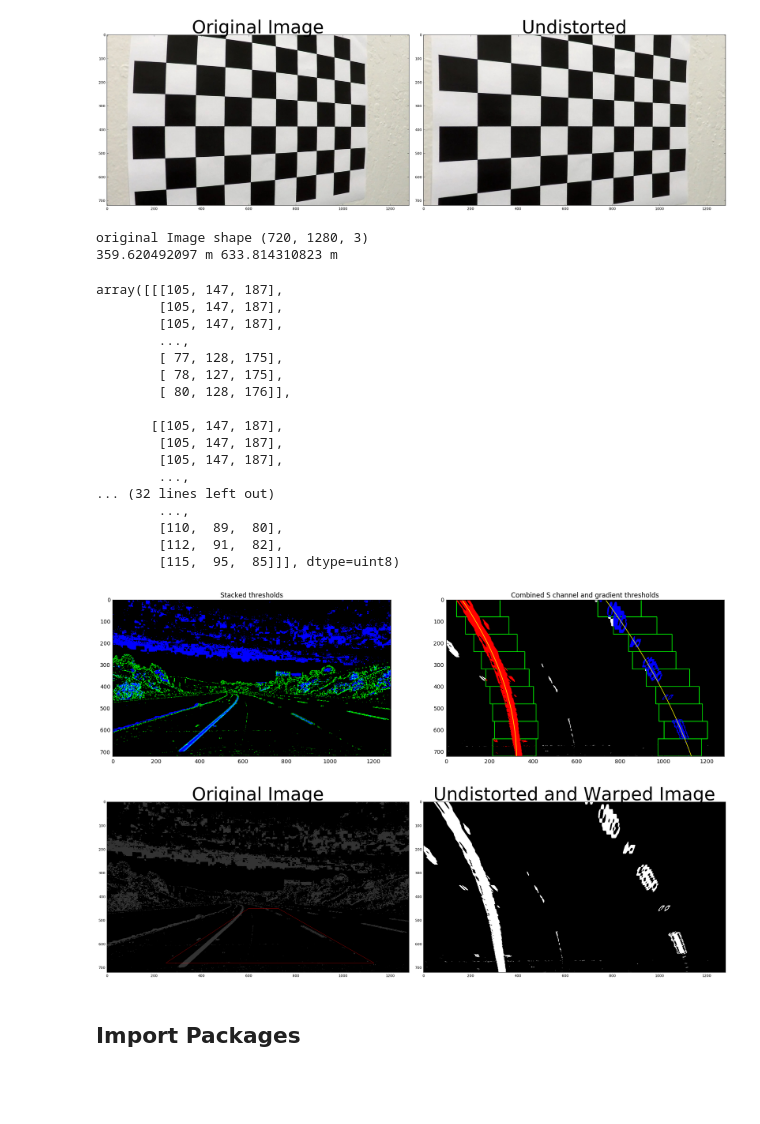
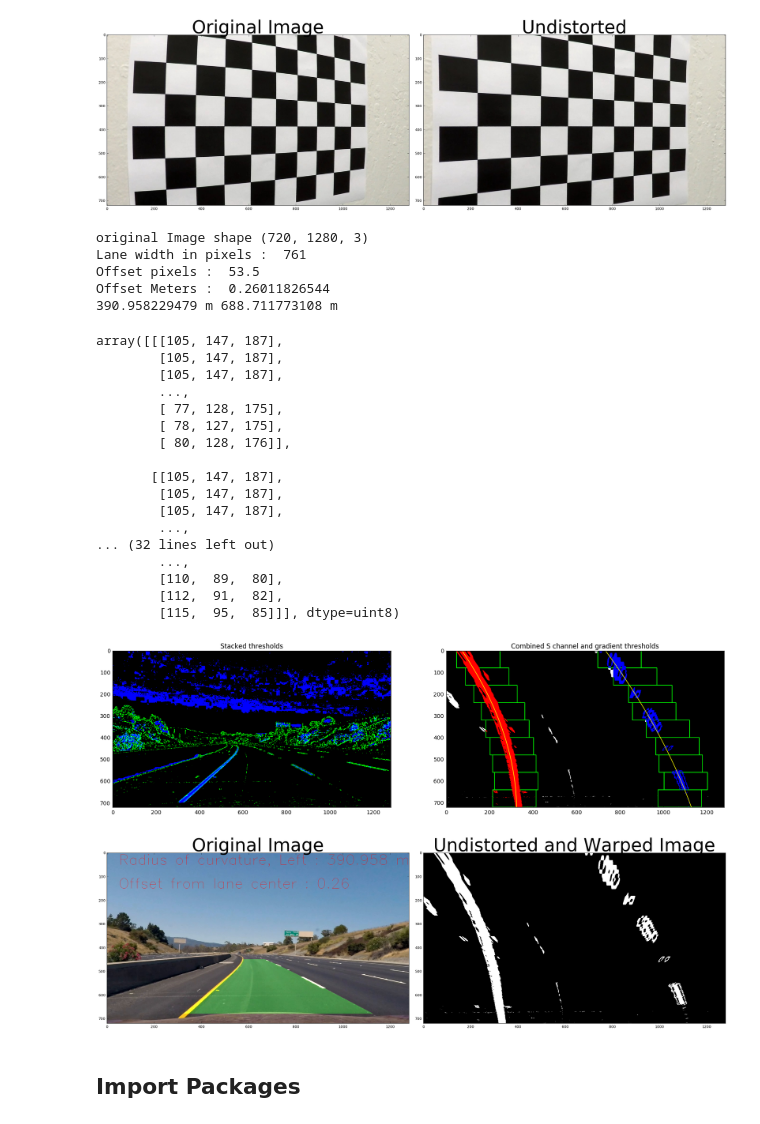
Before and after one commit to sekar1232007/Advance_Lane_Detection, a Jupyter notebook: P4.ipynb, the cells around one changed output. Drawn from its saved outputs; the diff is of its cells as text; code cells hidden in the pictures; blank space fills up the shorter version.

Commit message:
Updated for Udacity review comments
Radius of curvature & offset values displayed on video

```diff
--- a/P4.ipynb
+++ b/P4.ipynb
@@ -23,20 +23,24 @@ left_fitx=[]
 right_fitx=[]
 left_curverad=0.0
 right_curverad=0.0
+Offset_Meters=0
 image_count=0
-images=glob.glob('camera_cal/calibration*.jpg')
 Prev_Left_Good_Fit=[]
 Prev_Left_Good_Fit=[]
 Left_Good_Pix_Count=0
 Right_Good_Pix_Count=0
 left_Smooth_Count=0
 right_Smooth_Count=0
+rightx_base=0
+leftx_base=0
 left_Param_A=[]
 left_Param_B=[]
 left_Param_C=[]
 right_Param_A=[]
 right_Param_B=[]
 right_Param_C=[]
+
+images=glob.glob('camera_cal/calibration*.jpg')
 #prepare object points, like (0,0,0), 1,0,0)....
 objp=np.zeros((nx*ny,3),np.float32)
 
@@ -165,6 +169,10 @@ def Detect_Left_and_right_Lane(binary_warped,Display=True):
     global right_Param_A
     global right_Param_B
     global right_Param_C
+    global rightx_base
+    global leftx_base
+    global Offset_Meters
+
     Left_Good_Pix_Count=0
     Right_Good_Pix_Count=0
     # Assuming you have created a warped binary image called "binary_warped"
@@ -267,6 +275,11 @@ def Detect_Left_and_right_Lane(binary_warped,Display=True):
 
 
 
+    #Calculate offset from center of the lane
+    Actual_Center=(leftx_base+rightx_base)/2
+    Lane_width_Pixels=(rightx_base-leftx_base)
+    Offset_Pixels =abs(Actual_Center-(1280/2))
+    Offset_Meters=(3.7/Lane_width_Pixels)*Offset_Pixels
 
 
 
@@ -276,6 +289,9 @@ def Detect_Left_and_right_Lane(binary_warped,Display=True):
     right_fitx = right_fit[0]*ploty**2 + right_fit[1]*ploty + right_fit[2]
 
     if(Display==True):
+        print('Lane width in pixels : ',(rightx_base-leftx_base))
+        print('Offset pixels : ',Offset_Pixels)
+        print('Offset Meters : ',Offset_Meters)
         out_img[nonzeroy[left_lane_inds], nonzerox[left_lane_inds]] = [255, 0, 0]
         out_img[nonzeroy[right_lane_inds], nonzerox[right_lane_inds]] = [0, 0, 255]
         plt.imshow(out_img)
@@ -297,10 +313,12 @@ def Calculate_Radius_of_Curvature(binary_warped,Display=True):
     global right_fitx
     global left_curverad
     global right_curverad
+    global rightx_base
+    global leftx_base
 
     # Define conversions in x and y from pixels space to meters
     ym_per_pix = 30/720 # meters per pixel in y dimension
-    xm_per_pix = 3.7/700 # meters per pixel in x dimension
+    xm_per_pix = 3.7/(rightx_base-leftx_base) # meters per pixel in x dimension
     ploty = np.linspace(0, binary_warped.shape[0]-1, binary_warped.shape[0] )
     y_eval = np.max(ploty)
     # Fit new polynomials to x,y in world space
@@ -326,6 +344,7 @@ def Display_Lane_Lines_Road(binary_warped,img,undist_img,Display=True):
     global right_fitx
     global left_curverad
     global right_curverad
+    global Offset_Meters
 
     # Create an image to draw the lines on
     warp_zero = np.zeros_like(binary_warped).astype(np.uint8)
@@ -343,6 +362,11 @@ def Display_Lane_Lines_Road(binary_warped,img,undist_img,Display=True):
     newwarp = cv2.warpPerspective(color_warp, Minv, (img.shape[1], img.shape[0]))
     # Combine the result with the original image
     result = cv2.addWeighted(undist_img, 1, newwarp, 0.3, 0)
+    str_curvature="Radius of curvature, Left : "+str(round(left_curverad,3))+" m"+" Right : "+str(round(right_curverad,3))+" m"
+    str_offset="Offset from lane center : "+str(round(Offset_Meters,3))
+    cv2.putText(result,str_curvature, (50,50), cv2.FONT_HERSHEY_SIMPLEX, 1, 255)
+    cv2.putText(result,str_offset, (50,150), cv2.FONT_HERSHEY_SIMPLEX, 1, 255)
+
     if(Display==True):
         plt.imshow(result)
     return result
@@ -401,38 +425,41 @@ def Process_Image_old(image):
         #print("warped_img.shape",Binary_warped_img.shape)
         f, (ax1, ax2) = plt.subplots(1, 2, figsize=(24, 9))
         f.tight_layout()
-        ax1.imshow(Final_img)
+        ax1.imshow(result)
         ax1.set_title('Original Image', fontsize=50)
         ax2.imshow(Binary_warped_img,cmap='gray')
         ax2.set_title('Undistorted and Warped Image', fontsize=50)
         plt.subplots_adjust(left=0., right=1, top=0.9, bottom=0.)
 
        # print('binary_warped',binary_warped.shape[0]//2)
     return result
-Process_Image_old('IMG/1Orig_img.jpg')
+Process_Image_old('IMG_ProjectVideo/1Orig_img.jpg')
 #Process_Image_old('test_images/test5.jpg')
 # %% [output]
 original Image shape (720, 1280, 3)
-359.620492097 m 633.814310823 m
+Lane width in pixels :  761
+Offset pixels :  53.5
+Offset Meters :  0.26011826544
+390.958229479 m 688.711773108 m
 array([[[105, 147, 187],
         [105, 147, 187],
         [105, 147, 187],
         ...,
         [ 77, 128, 175],
         [ 78, 127, 175],
         [ 80, 128, 176]],
 
        [[105, 147, 187],
         [105, 147, 187],
         [105, 147, 187],
         ...,
 ... (32 lines left out)
         ...,
         [110,  89,  80],
         [112,  91,  82],
         [115,  95,  85]]], dtype=uint8)
 [figure]
-[figure, old version]
+[figure, new version]
 # %%
 def Process_Image(img):
     global image_count
```
Also changed, not shown: parts of 2 cells of this notebook.
